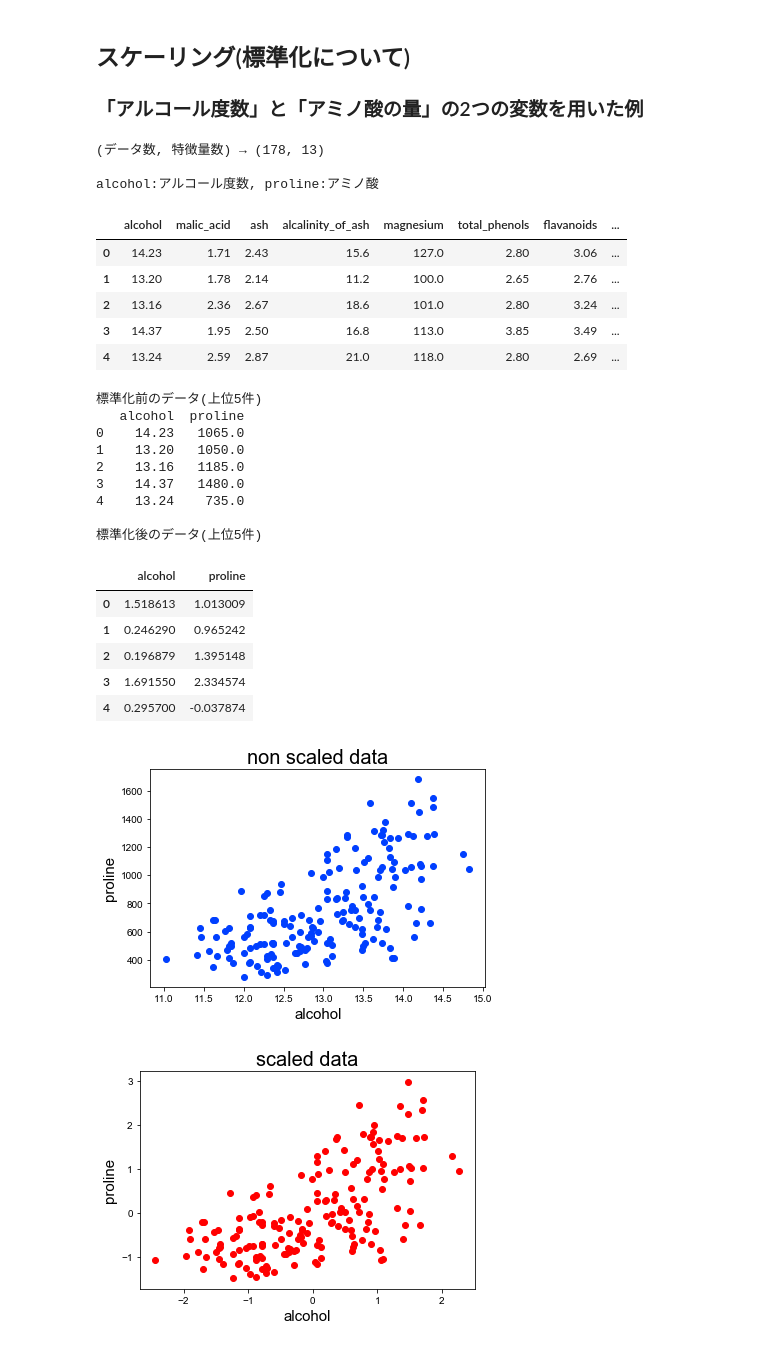
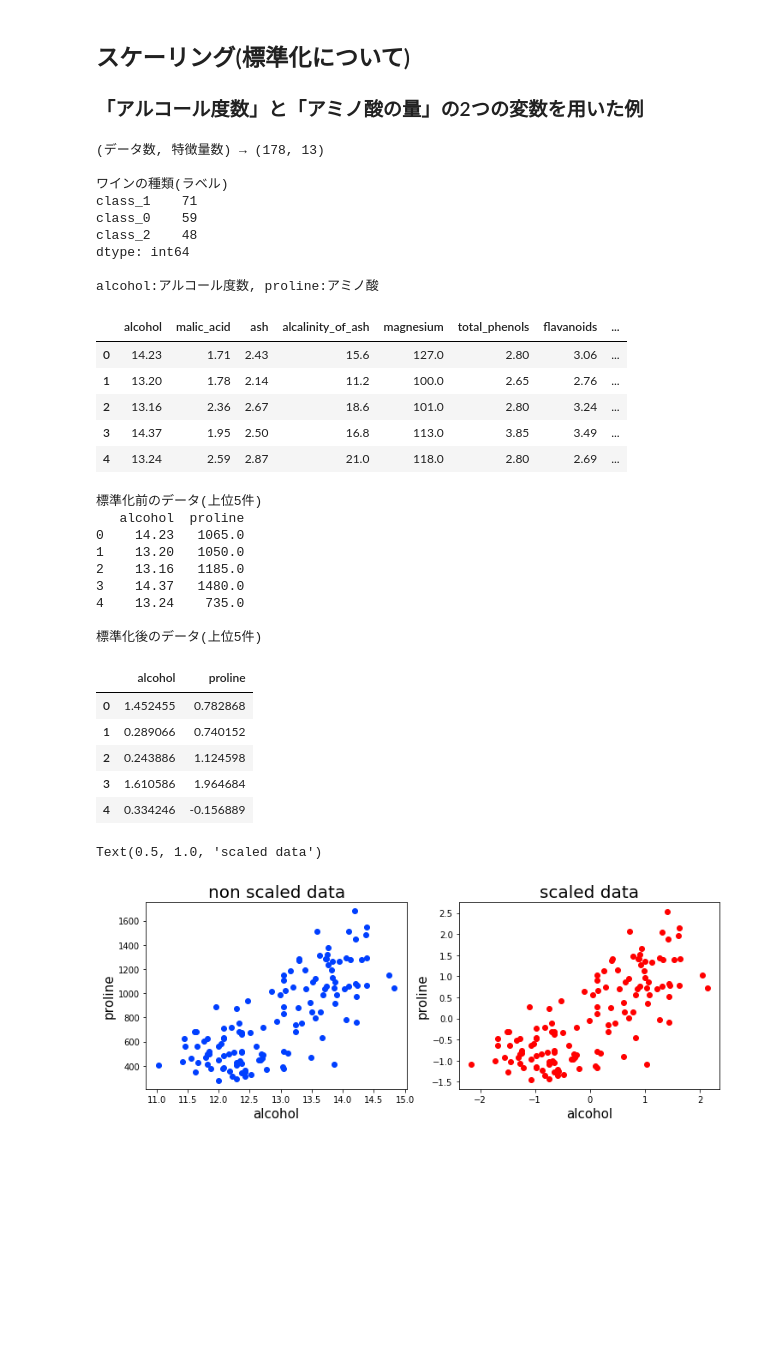
Before and after one commit to shin4488/Machine_Learning, a Jupyter notebook: presentation/SVM/SVM_wine.ipynb, the cells around one changed output. Saved outputs shown, nothing was run; the diff lists cells and outputs as text; code cells hidden in the pictures; blank space fills up the shorter version.

```diff
--- a/presentation/SVM/SVM_wine.ipynb
+++ b/presentation/SVM/SVM_wine.ipynb
@@ -13,12 +13,20 @@ from sklearn.datasets import load_wine
 import pandas as pd
 wine_data = load_wine()
 df_wine_features = pd.DataFrame(wine_data.data, columns=wine_data.feature_names)
+df_wine_label = pd.Series(wine_data.target)
 print(f"(データ数, 特徴量数) → {df_wine_features.shape}\n")
+print(f"ワインの種類(ラベル)\n{df_wine_label.replace([0,1,2], wine_data.target_names).value_counts()}\n")
 print("alcohol:アルコール度数, proline:アミノ酸")
 df_wine_features.head()
 # %% [output]
 (データ数, 特徴量数) → (178, 13)
 
+ワインの種類(ラベル)
+class_1    71
+class_0    59
+class_2    48
+dtype: int64
+
 alcohol:アルコール度数, proline:アミノ酸
 |  | alcohol | malic_acid | ash | alcalinity_of_ash | magnesium | total_phenols | flavanoids | ... |
 | 0 | 14.23 | 1.71 | 2.43 | 15.6 | 127.0 | 2.80 | 3.06 | ... |
@@ -29,9 +37,9 @@ alcohol:アルコール度数, proline:アミノ酸
 # %%
 #標準化(データを平均0,分散1にする処理)
 from sklearn.preprocessing import StandardScaler
-non_scaled_feature = df_wine_features.loc[:, ["alcohol", "proline"]]
+non_scaled_feature = df_wine_features.loc[:, ["alcohol", "proline"]][:130]
 standard_scale = StandardScaler()
-scaled_feature = standard_scale.fit_transform(df_wine_features.loc[:, ["alcohol", "proline"]])
+scaled_feature = standard_scale.fit_transform(df_wine_features.loc[:, ["alcohol", "proline"]][:130])
 df_scaled_feature = pd.DataFrame(scaled_feature, columns=["alcohol", "proline"])
 print("標準化前のデータ(上位5件)")
 print(non_scaled_feature.head())
@@ -48,28 +56,27 @@ df_scaled_feature.head()
 
 標準化後のデータ(上位5件)
 |  | alcohol | proline |
-| 0 | 1.518613 | 1.013009 |
-| 1 | 0.246290 | 0.965242 |
-| 2 | 0.196879 | 1.395148 |
-| 3 | 1.691550 | 2.334574 |
-| 4 | 0.295700 | -0.037874 |
+| 0 | 1.452455 | 0.782868 |
+| 1 | 0.289066 | 0.740152 |
+| 2 | 0.243886 | 1.124598 |
+| 3 | 1.610586 | 1.964684 |
+| 4 | 0.334246 | -0.156889 |
 # %%
 #図示
 import matplotlib.pyplot as plt
 %matplotlib inline
 plt.style.use('seaborn-bright')
-plt.scatter(non_scaled_feature["alcohol"], non_scaled_feature["proline"])
-plt.xlabel("alcohol", fontsize=15)
-plt.ylabel("proline", fontsize=15)
-plt.title("non scaled data", fontsize=20)
-plt.show()
-
-plt.style.use('seaborn-bright')
-plt.scatter(df_scaled_feature["alcohol"], df_scaled_feature["proline"], c='red')
-plt.xlabel("alcohol", fontsize=15)
-plt.ylabel("proline", fontsize=15)
-plt.title("scaled data", fontsize=20)
-plt.show()
+fig, (axis_left, axis_right) = plt.subplots(ncols=2, figsize=(12,4))
+#scatter graph of non scaled data
+axis_left.scatter(non_scaled_feature["alcohol"], non_scaled_feature["proline"])
+axis_left.set_xlabel("alcohol", fontsize=15)
+axis_left.set_ylabel("proline", fontsize=15)
+axis_left.set_title("non scaled data", fontsize=20)
+#scatter graph of scaled data
+axis_right.scatter(df_scaled_feature["alcohol"], df_scaled_feature["proline"], c='red')
+axis_right.set_xlabel("alcohol", fontsize=15)
+axis_right.set_ylabel("proline", fontsize=15)
+axis_right.set_title("scaled data", fontsize=20)
 # %% [output]
+Text(0.5, 1.0, 'scaled data')
-[figure, old version]
+[figure, new version]
-[figure, removed]
```
Also changed, not shown: parts of 5 cells of this notebook.
